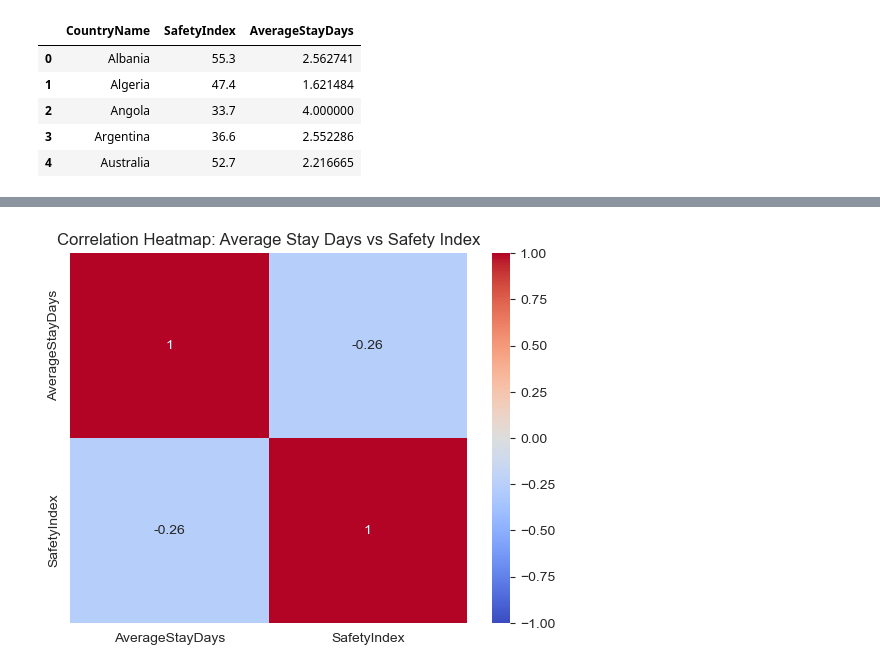
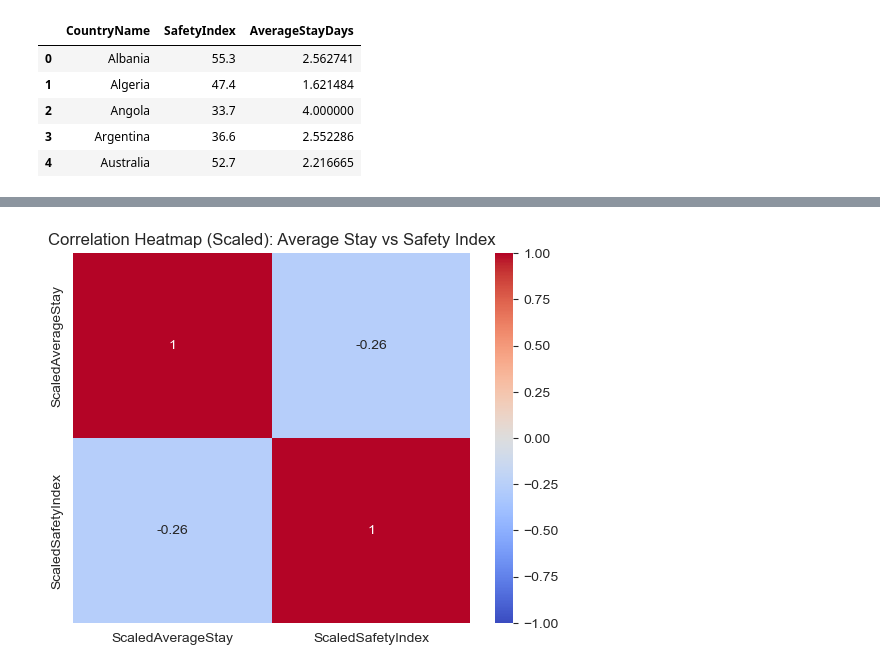
Before and after one commit to IuliaBunescu/tourism_clustering_project, a Jupyter notebook: EDA/correlation-safety-index-average-stay-Irina.ipynb, the cells around one changed output, grey strips where cells are left out. Saved outputs shown, nothing was run; the diff lists cells and outputs as text; code cells hidden in the pictures.

```diff
--- a/EDA/correlation-safety-index-average-stay-Irina.ipynb
+++ b/EDA/correlation-safety-index-average-stay-Irina.ipynb
@@ -26,0 +22,5 @@ Correlation between Average Stay and Safety Index: -0.25864677481022824
+# %%
+# %%
+# Apply Min-Max Scaling
+scaler = MinMaxScaler()
+subset[['ScaledSafetyIndex', 'ScaledAverageStay']] = scaler.fit_transform(subset[['SafetyIndex', 'AverageStayDays']])
@@ -37,11 +44,11 @@ plt.show()
 # %%
 # %%
-# Correlation heatmap
-corr = subset[['AverageStayDays', 'SafetyIndex']].corr()
+# Correlation heatmap (scaled)
+corr = subset[['ScaledAverageStay', 'ScaledSafetyIndex']].corr()
 sns.heatmap(corr, annot=True, cmap='coolwarm', vmin=-1, vmax=1)
-plt.title('Correlation Heatmap: Average Stay Days vs Safety Index')
+plt.title('Correlation Heatmap (Scaled): Average Stay vs Safety Index')
 plt.show()
 # %% [output]
-[figure, old version]
+[figure, new version]
 # %%
 # %%
```
Also changed, not shown: parts of 6 cells of this notebook.
